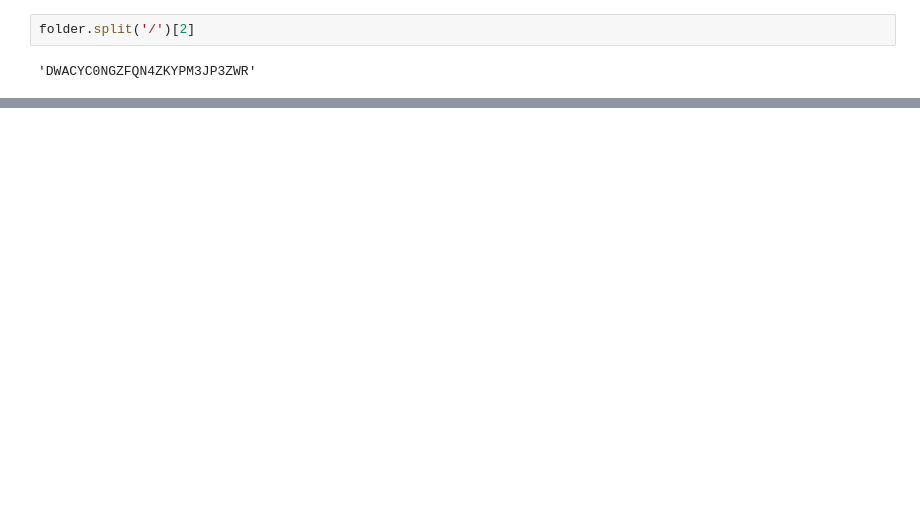
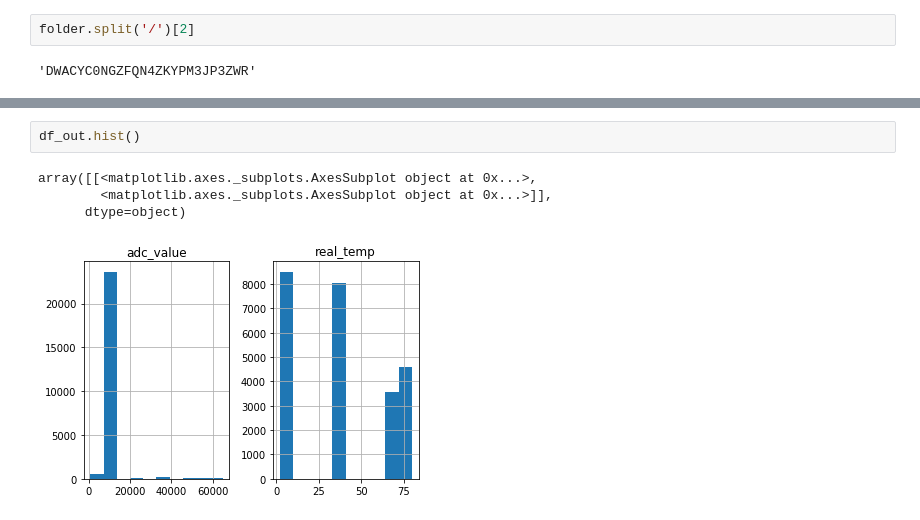
Before and after one commit to chamodw/ir-calibration, a Jupyter notebook: ml/DataVisualitzation.ipynb, the cells around one changed output, grey strips where cells are left out. Drawn from its saved outputs; the diff is of its cells as text; blank space fills up the shorter version.

```diff
--- a/ml/DataVisualitzation.ipynb
+++ b/ml/DataVisualitzation.ipynb
@@ -83,0 +145,7 @@ df_2=
+# %%
+df_out.hist()
+# %% [output]
+array([[<matplotlib.axes._subplots.AxesSubplot object at 0x...>,
+        <matplotlib.axes._subplots.AxesSubplot object at 0x...>]],
+      dtype=object)
+[figure, added]
```
Also changed, not shown: parts of 14 cells of this notebook.
